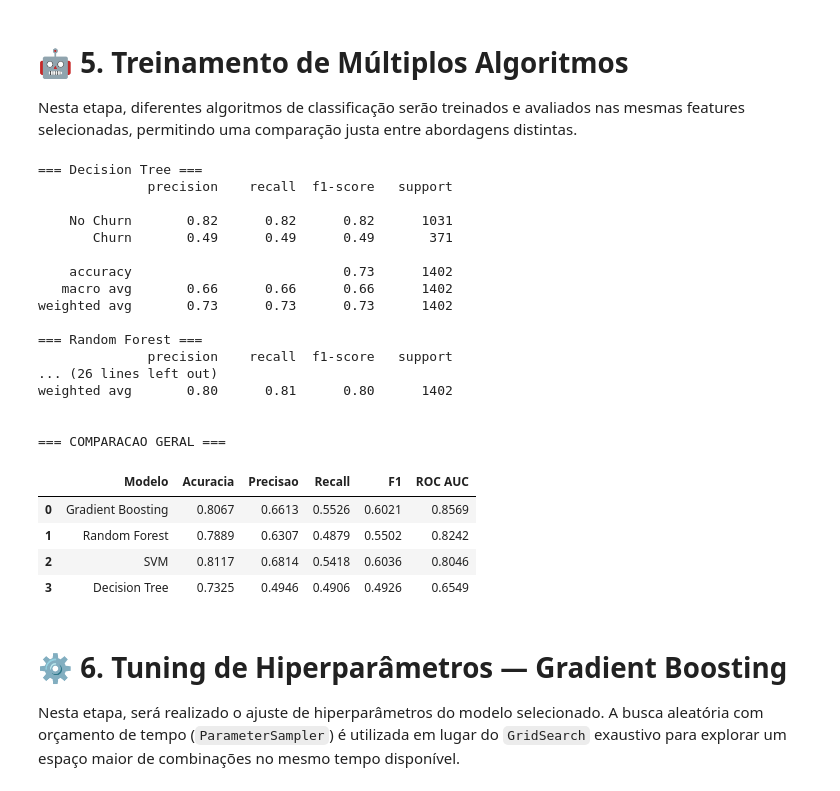
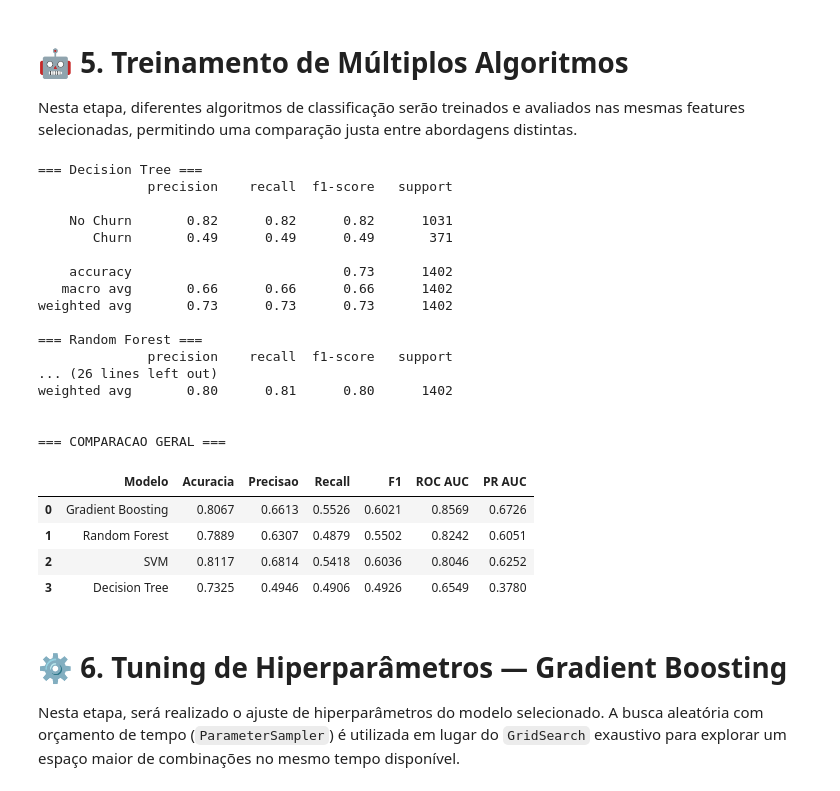
Before and after one commit to eeyamazaki/telco-churn-mlp, a Jupyter notebook: notebooks/03_model_engineering.ipynb, the cells around one changed output. Saved outputs shown, nothing was run; the diff lists cells and outputs as text; code cells hidden in the pictures.

```diff
--- a/notebooks/03_model_engineering.ipynb
+++ b/notebooks/03_model_engineering.ipynb
@@ -306,6 +306,7 @@ for model_name, estimator in model_configs.items():
         rec     = recall_score(y_test, y_pred)
         f1      = f1_score(y_test, y_pred)
         roc_auc = roc_auc_score(y_test, y_proba)
+        pr_auc  = average_precision_score(y_test, y_proba)
 
         # Parametros e metricas (sem log_model nos runs de comparacao — artefato pesado)
         mlflow.log_param("model", model_name)
@@ -315,6 +316,7 @@ for model_name, estimator in model_configs.items():
             "recall":    rec,
             "f1_score":  f1,
             "roc_auc":   roc_auc,
+            "pr_auc":    pr_auc,
         })
 
         # Artefato: matriz de confusao
@@ -337,38 +339,39 @@ for model_name, estimator in model_configs.items():
             "Recall":    round(rec, 4),
             "F1":        round(f1, 4),
             "ROC AUC":   round(roc_auc, 4),
+            "PR AUC":    round(pr_auc, 4),
         })
 
         print(f"=== {model_name} ===")
         print(classification_report(y_test, y_pred, target_names=["No Churn", "Churn"]))
 
 # Tabela de comparacao
 results_df = pd.DataFrame(results).sort_values("ROC AUC", ascending=False).reset_index(drop=True)
 print("\n=== COMPARACAO GERAL ===")
 display(results_df)
 # %% [output]
 === Decision Tree ===
               precision    recall  f1-score   support
 
     No Churn       0.82      0.82      0.82      1031
        Churn       0.49      0.49      0.49       371
 
     accuracy                           0.73      1402
    macro avg       0.66      0.66      0.66      1402
 weighted avg       0.73      0.73      0.73      1402
 
 === Random Forest ===
               precision    recall  f1-score   support
 ... (26 lines left out)
 weighted avg       0.80      0.81      0.80      1402
 
 
 === COMPARACAO GERAL ===
-|  | Modelo | Acuracia | Precisao | Recall | F1 | ROC AUC |
-| 0 | Gradient Boosting | 0.8067 | 0.6613 | 0.5526 | 0.6021 | 0.8569 |
-| 1 | Random Forest | 0.7889 | 0.6307 | 0.4879 | 0.5502 | 0.8242 |
-| 2 | SVM | 0.8117 | 0.6814 | 0.5418 | 0.6036 | 0.8046 |
-| 3 | Decision Tree | 0.7325 | 0.4946 | 0.4906 | 0.4926 | 0.6549 |
+|  | Modelo | Acuracia | Precisao | Recall | F1 | ROC AUC | PR AUC |
+| 0 | Gradient Boosting | 0.8067 | 0.6613 | 0.5526 | 0.6021 | 0.8569 | 0.6726 |
+| 1 | Random Forest | 0.7889 | 0.6307 | 0.4879 | 0.5502 | 0.8242 | 0.6051 |
+| 2 | SVM | 0.8117 | 0.6814 | 0.5418 | 0.6036 | 0.8046 | 0.6252 |
+| 3 | Decision Tree | 0.7325 | 0.4946 | 0.4906 | 0.4926 | 0.6549 | 0.3780 |
 # %% [markdown]
 # ⚙️ 6. Tuning de Hiperparâmetros — Gradient Boosting
 
```
Also changed, not shown: parts of 9 cells of this notebook, 11 other files.
